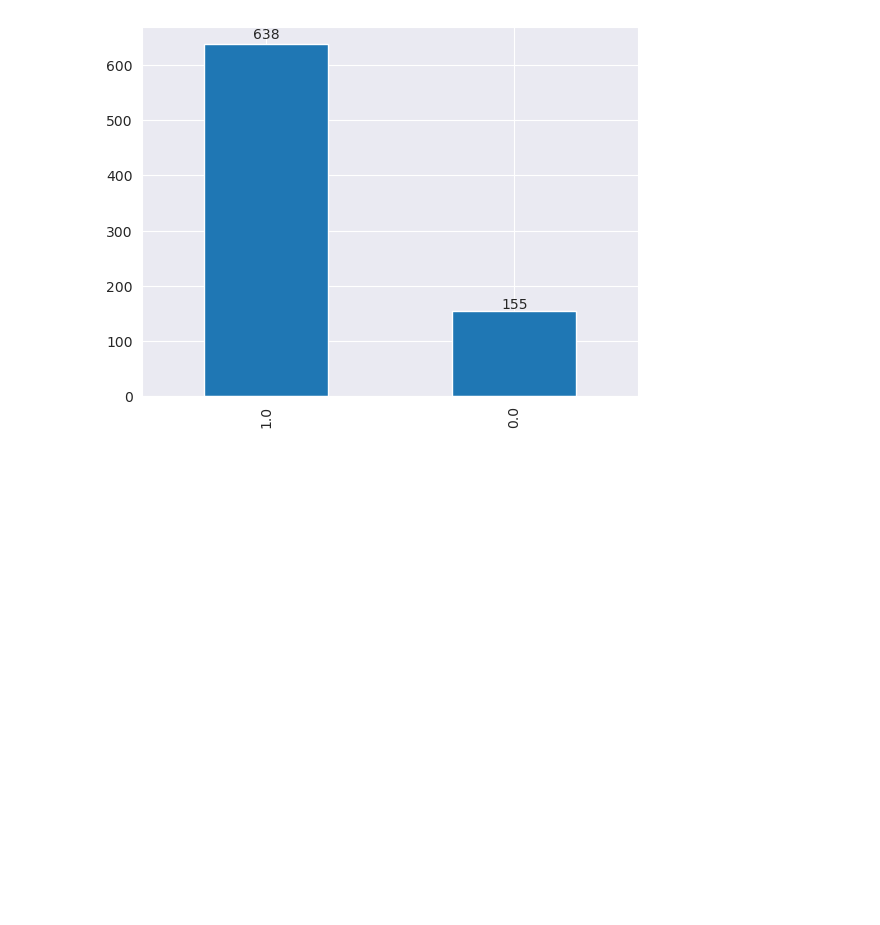
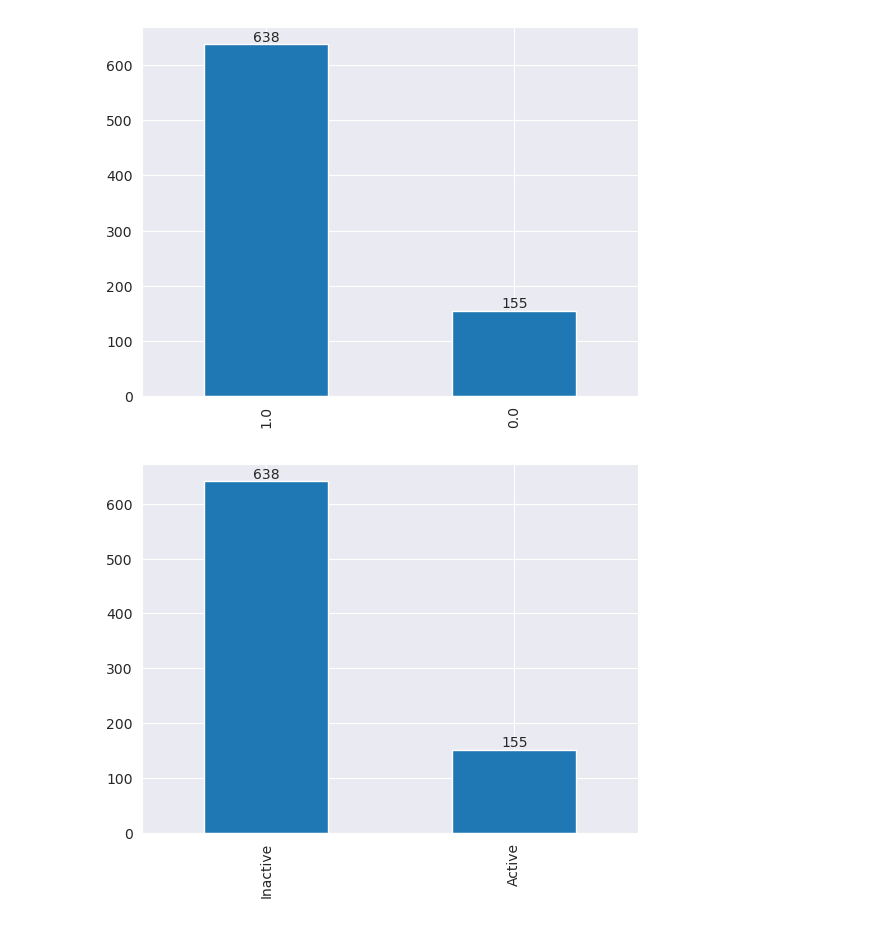
Before and after one commit to pcperera/attrition, a Jupyter notebook: descriptive-feature-engineering-combined.ipynb, the cells around one changed output. Drawn from its saved outputs; the diff is of its cells as text; code cells hidden in the pictures; blank space fills up the shorter version.

Commit message:
Bar plot is attirion

```diff
--- a/descriptive-feature-engineering-combined.ipynb
+++ b/descriptive-feature-engineering-combined.ipynb
@@ -256,6 +257,12 @@ df_employee_for_modeling['Is_Attrition'].value_counts().plot(kind='bar').bar_lab
 plt.show()
 # %% [output]
 [figure]
+# %%
+temp_plot = df_employee_for_modeling['Status'].value_counts().plot(kind='bar')
+temp_plot.bar_label(temp_plot.containers[0], labels=df_employee_for_modeling['Is_Attrition'].value_counts())
+plt.show()
+# %% [output]
+[figure, added]
 # %%
 x = df_employee_for_modeling[['Employment_Duration', 'Leave_Count', 'Unavailability_Factor']]
 y = df_employee_for_modeling['Is_Attrition']
```
Also changed, not shown: parts of 3 cells of this notebook.
